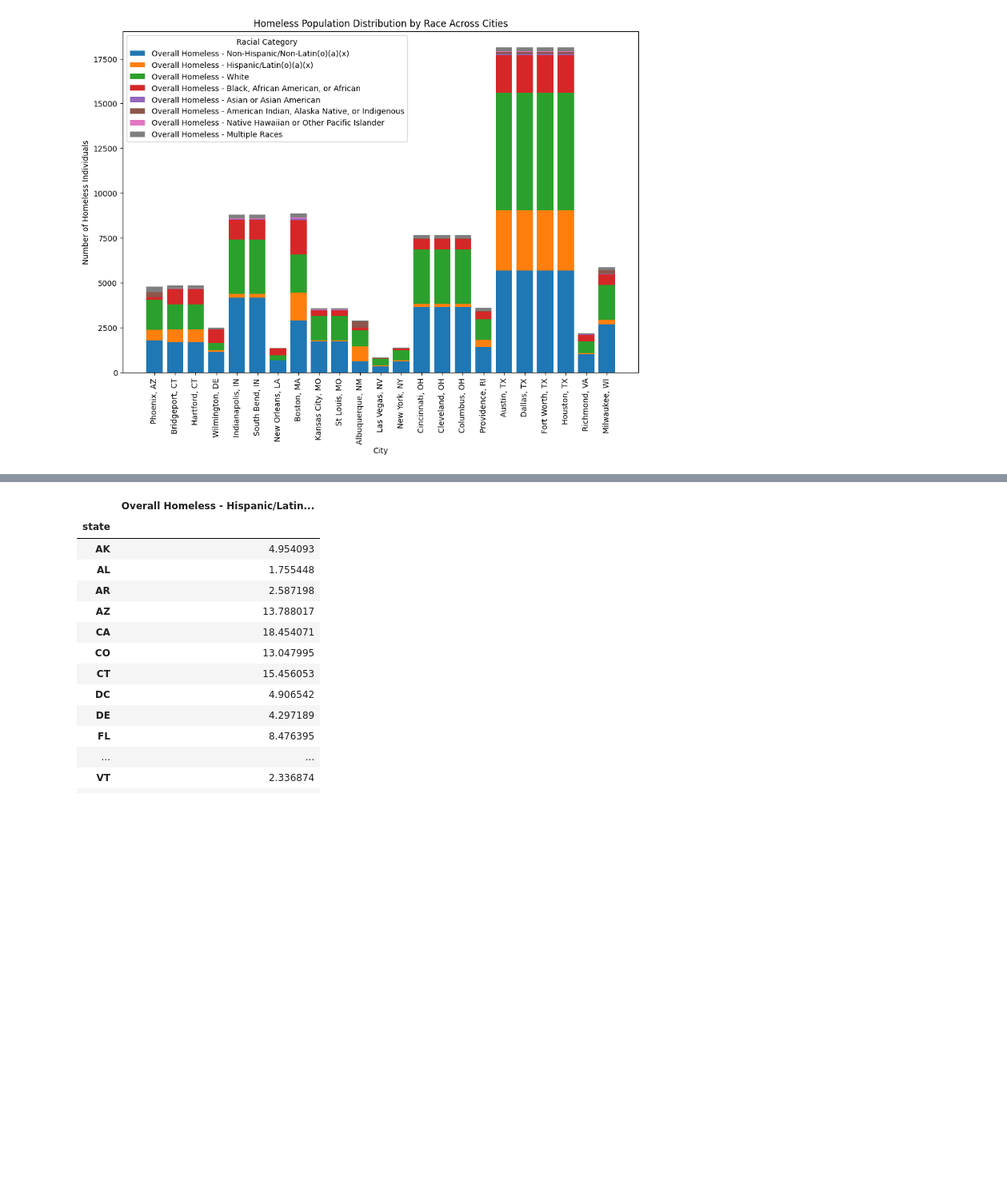
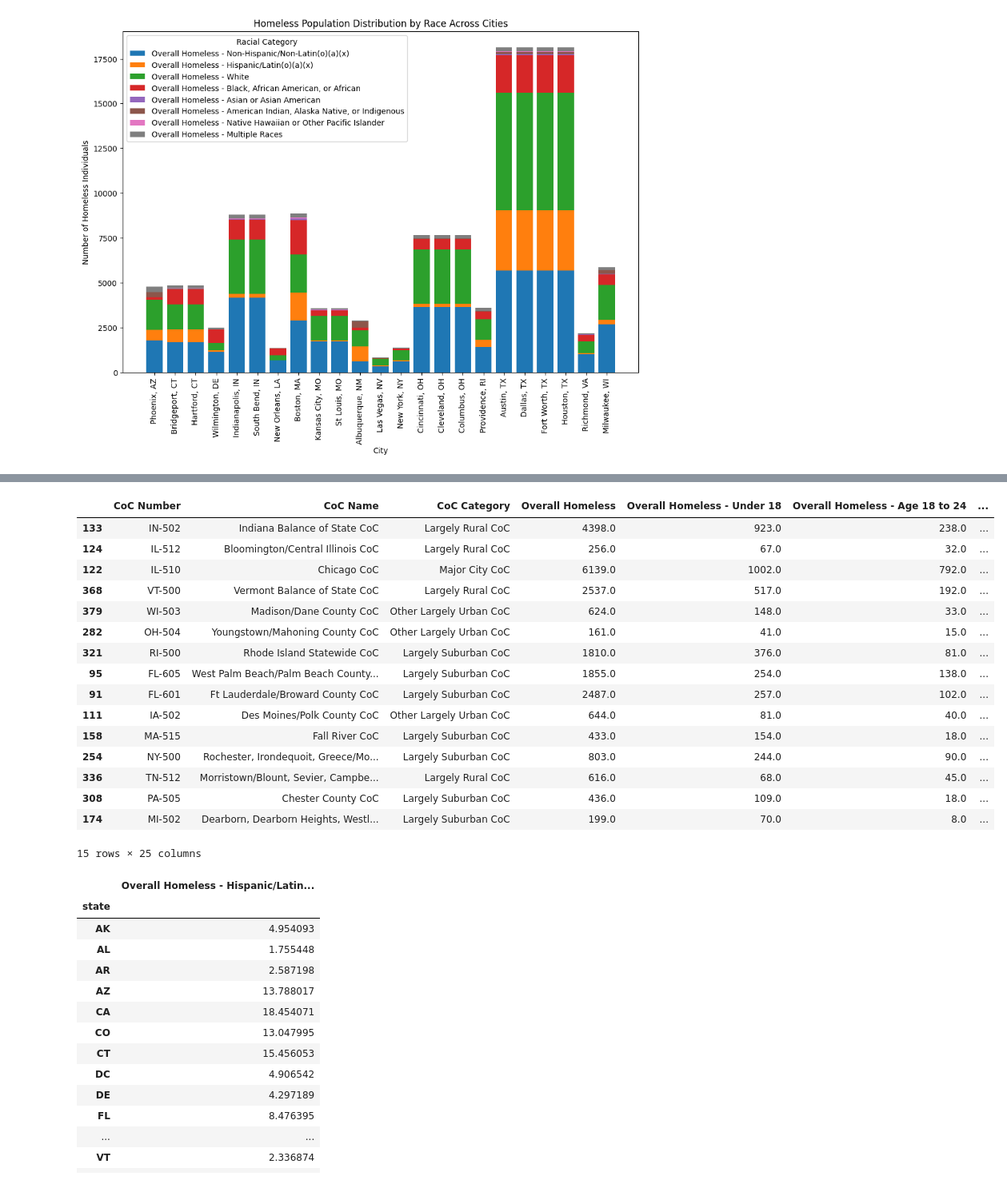
Before and after one commit to ivynangalia/320, a Jupyter notebook: proj/EDA Template.ipynb, the cells around one changed output, grey strips where cells are left out. Shown at 80% size. Saved outputs shown, nothing was run; the diff lists cells and outputs as text; code cells hidden in the pictures; blank space fills up the shorter version.

```diff
--- a/proj/EDA Template.ipynb
+++ b/proj/EDA Template.ipynb
@@ -397,3 +487,23 @@ for state in race_country_state.index:
+# %%
+racial.head(15)
+# %% [output]
+|  | CoC Number | CoC Name | CoC Category | Overall Homeless | Overall Homeless - Under 18 | Overall Homeless - Age 18 to 24 | ... |
+| 133 | IN-502 | Indiana Balance of State CoC | Largely Rural CoC | 4398.0 | 923.0 | 238.0 | ... |
+| 124 | IL-512 | Bloomington/Central Illinois CoC | Largely Rural CoC | 256.0 | 67.0 | 32.0 | ... |
+| 122 | IL-510 | Chicago CoC | Major City CoC | 6139.0 | 1002.0 | 792.0 | ... |
+| 368 | VT-500 | Vermont Balance of State CoC | Largely Rural CoC | 2537.0 | 517.0 | 192.0 | ... |
+| 379 | WI-503 | Madison/Dane County CoC | Other Largely Urban CoC | 624.0 | 148.0 | 33.0 | ... |
+| 282 | OH-504 | Youngstown/Mahoning County CoC | Other Largely Urban CoC | 161.0 | 41.0 | 15.0 | ... |
+| 321 | RI-500 | Rhode Island Statewide CoC | Largely Suburban CoC | 1810.0 | 376.0 | 81.0 | ... |
+| 95 | FL-605 | West Palm Beach/Palm Beach County... | Largely Suburban CoC | 1855.0 | 254.0 | 138.0 | ... |
+| 91 | FL-601 | Ft Lauderdale/Broward County CoC | Largely Suburban CoC | 2487.0 | 257.0 | 102.0 | ... |
+| 111 | IA-502 | Des Moines/Polk County CoC | Other Largely Urban CoC | 644.0 | 81.0 | 40.0 | ... |
+| 158 | MA-515 | Fall River CoC | Largely Suburban CoC | 433.0 | 154.0 | 18.0 | ... |
+| 254 | NY-500 | Rochester, Irondequoit, Greece/Mo... | Largely Suburban CoC | 803.0 | 244.0 | 90.0 | ... |
+| 336 | TN-512 | Morristown/Blount, Sevier, Campbe... | Largely Rural CoC | 616.0 | 68.0 | 45.0 | ... |
+| 308 | PA-505 | Chester County CoC | Largely Suburban CoC | 436.0 | 109.0 | 18.0 | ... |
+| 174 | MI-502 | Dearborn, Dearborn Heights, Westl... | Largely Suburban CoC | 199.0 | 70.0 | 8.0 | ... |
+15 rows × 25 columns
 # %%
 len(race_country_state)
 race_country_state["total"] = race_country_state.sum(axis=1)
```
Also changed, not shown: parts of 6 cells of this notebook, 6 other files.
